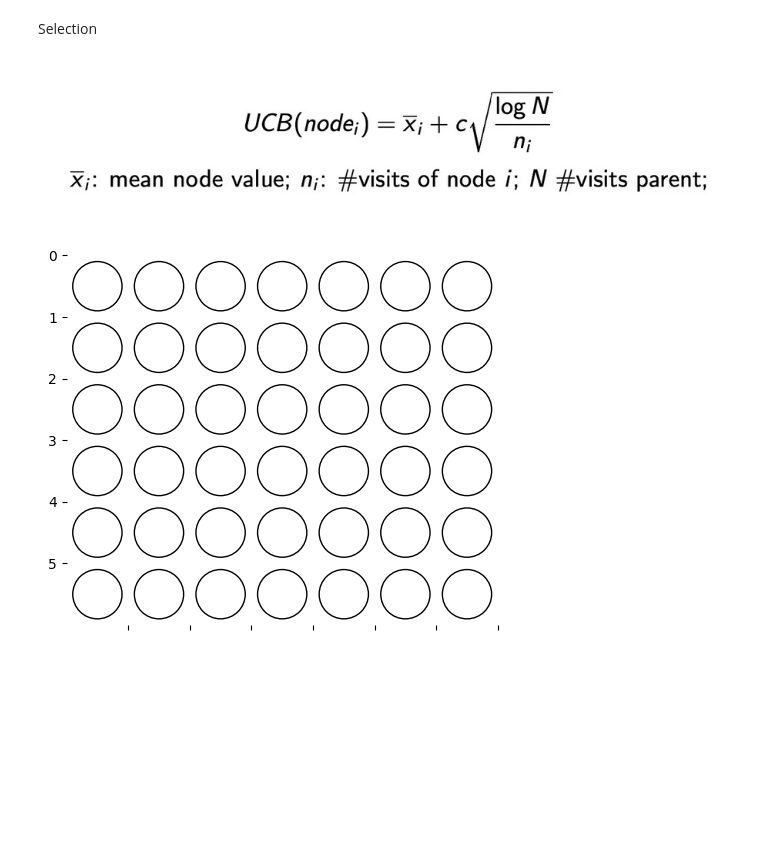
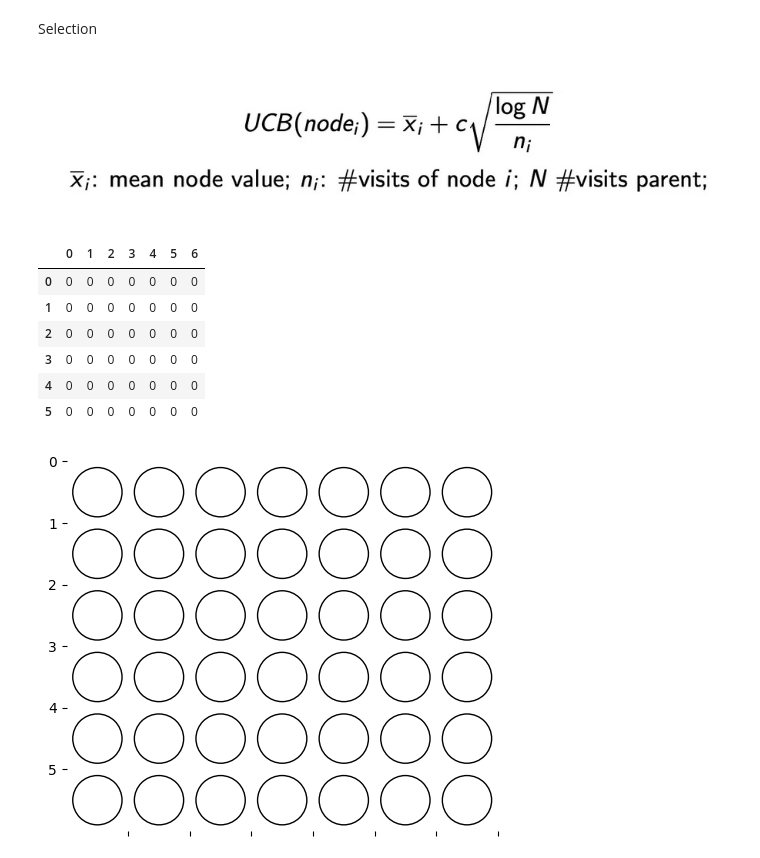
Before and after one commit to LuisForeroM/MTCS-Connect4, a Jupyter notebook: MCTS.ipynb, the cells around one changed output. Cells and saved outputs as stored; diff of their text form; code cells hidden in the pictures; blank space fills up the shorter version.

```diff
--- a/MCTS.ipynb
+++ b/MCTS.ipynb
@@ -60,10 +60,10 @@ class Node:
 
 initial_state = pd.DataFrame({
     0: [0, 0, 0, 0, 0, 0],
-    1: [0, 0, 0, 0, 1, 0],
-    2: [0, 0, 0, 0, 1, 0],
-    3: [0, 0, 0, 0, 1, 0],
-    4: [0, 0, 0, 0, 1, 0],
+    1: [0, 0, 0, 0, 0, 2],
+    2: [0, 0, 0, 0, 0, 2],
+    3: [0, 0, 0, 0, 0, 2],
+    4: [0, 0, 0, 0, 0, 2],
     5: [0, 0, 0, 0, 0, 0],
     6: [0, 0, 0, 0, 0, 0]
 })
@@ -188,7 +187,7 @@ def generate_possible_states(current_state, current_player):
     for col in range(7):
         if check_winner(current_state,current_player):
             break
-        if current_state.iloc[0, col] == 0:
+        elif current_state.iloc[0, col] == 0:
             new_state = current_state.copy()
 
             for row in range(5, -1, -1):
@@ -315,20 +314,29 @@ def selection(node):
         simulation(node)
         expansion(node)
 # %%
-# specific_node = root
+specific_node = root
 
 
-# for i in range(1000):
-#     selection(specific_node)
+for i in range(1000):
+    selection(specific_node)
 
-# def print_max(node):
-#     child_max=float('-inf')
-#     child_max_state= pd.DataFrame(0, index=range(6), columns=range(7))
-#     for child in node.children:
-#         if child.count>child_max:
-#             child_max_state=child.state
-#             child_max=child.count
-#     return(child_max_state)
+def print_max(node):
+    child_max=float('-inf')
+    child_max_state= pd.DataFrame(0, index=range(6), columns=range(7))
+    for child in node.children:
+        if child.count>child_max:
+            child_max_state=child.state
+            child_max=child.count
+    return(child_max_state)
+print_max(root)
+# %% [output]
+|  | 0 | 1 | 2 | 3 | 4 | 5 | 6 |
+| 0 | 0 | 0 | 0 | 0 | 0 | 0 | 0 |
+| 1 | 0 | 0 | 0 | 0 | 0 | 0 | 0 |
+| 2 | 0 | 0 | 0 | 0 | 0 | 0 | 0 |
+| 3 | 0 | 0 | 0 | 0 | 0 | 0 | 0 |
+| 4 | 0 | 0 | 0 | 0 | 0 | 0 | 0 |
+| 5 | 0 | 0 | 0 | 0 | 0 | 0 | 0 |
 # %%
 # save_tree_to_excel(root)
 # %%
```
Also changed, not shown: parts of 3 cells of this notebook, 1 other file.
